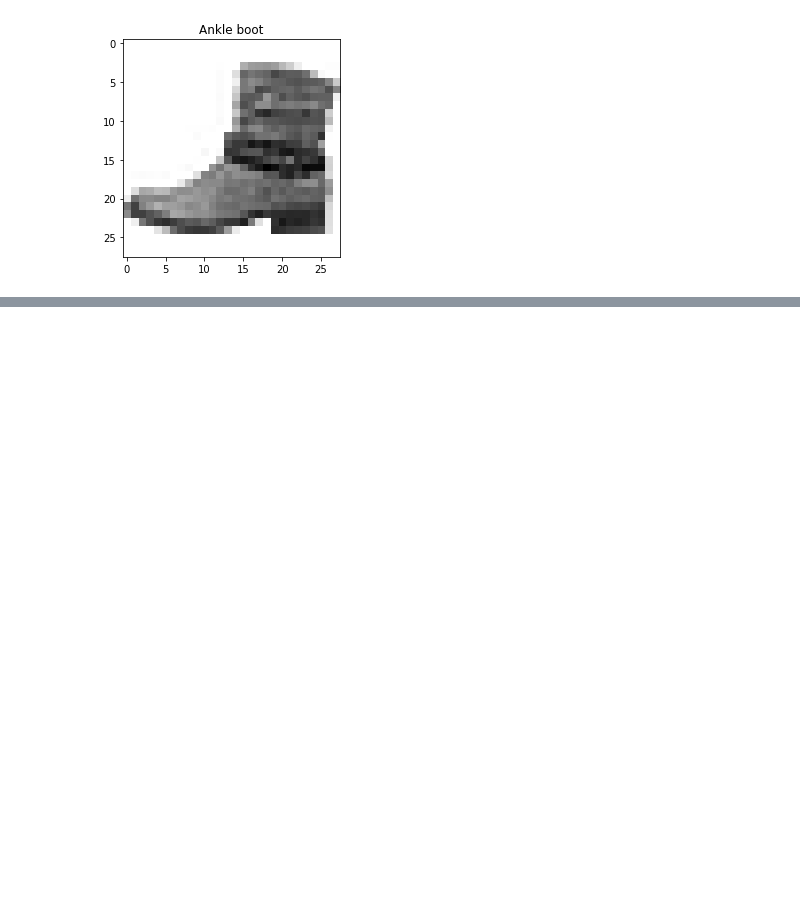
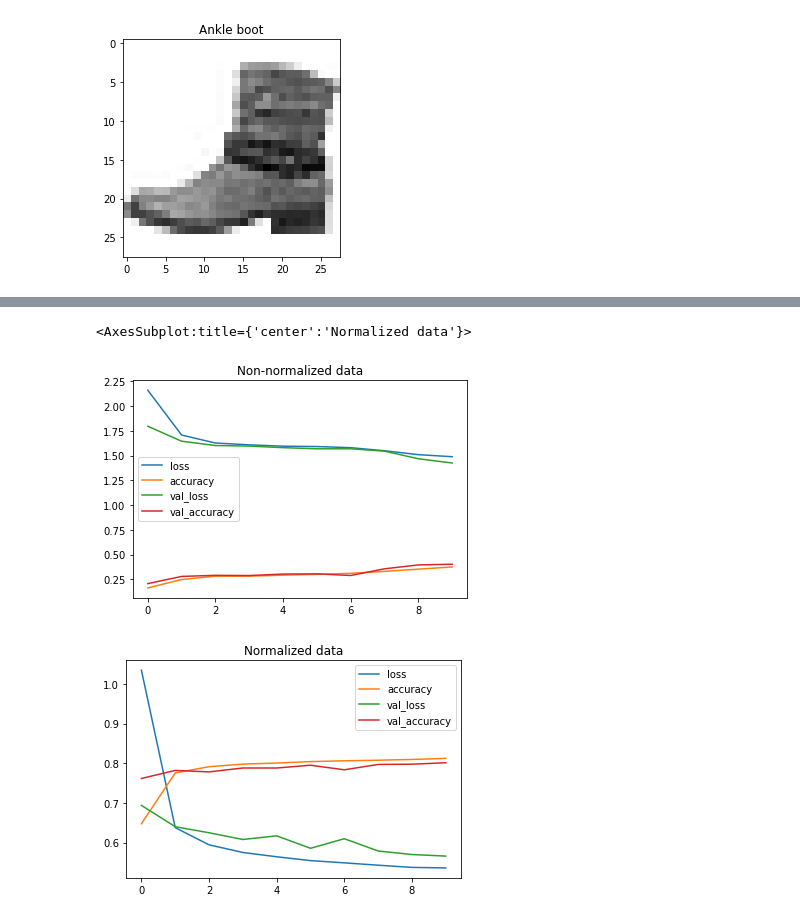
Before and after one commit to Goyalscode/Character-Recognition-Using-DL, a Jupyter notebook: learning_concepts_practice/practice.ipynb, the cells around one changed output, grey strips where cells are left out. Saved outputs shown, nothing was run; the diff lists cells and outputs as text; code cells hidden in the pictures; blank space fills up the shorter version.

Commit message:
learned to build model for multi-class

```diff
--- a/learning_concepts_practice/practice.ipynb
+++ b/learning_concepts_practice/practice.ipynb
@@ -4530,0 +4799,4 @@ for i in range(4):
+# %%
+train_data_normal  = train_data/255.0
+test_data_normal = test_data/255.0
+train_data_normal.min(), train_data_normal.max()
@@ -4530,0 +4805,25 @@ for i in range(4):
+# %%
+# model using normalized data, uing train_data_normal, test_data_normal
+
+tf.random.set_seed(42)
+
+# create model same as above
+model_12 = tf.keras.Sequential([
+    tf.keras.layers.Flatten(input_shape=(28, 28)),     # to get data from 28*28 flatten
+    tf.keras.layers.Dense(4, activation = 'relu'),
+    tf.keras.layers.Dense(4, activation = 'relu'),    # two hidden layers with non-linear activations so that model ca find non-straight line patterns in the data
+    tf.keras.layers.Dense(10, activation ="softmax")   # output layer needs a shape of 10 because we have 10 different classes and activaton of softmax becuase we have multi-class classification
+])
+
+# compile model
+
+model_12.compile(loss=tf.keras.losses.SparseCategoricalCrossentropy(),  # because labels are in integer form
+                 optimizer = tf.keras.optimizers.Adam(),
+                 metrics=["accuracy"])
+
+# fit model
+
+norm_history = model_12.fit(train_data_normal,
+                            train_labels,
+                            epochs = 10,
+                            validation_data=(test_data_normal, test_labels))
@@ -4530,0 +4854,11 @@ for i in range(4):
+# %%
+# comparing loss curves of normalized and non-normalized data
+import pandas as pd
+# plot non-normalized data loss curves
+pd.DataFrame(non_norm_history.history).plot(title="Non-normalized data")
+#plot normalized data loss curves
+pd.DataFrame(norm_history.history).plot(title="Normalized data")
+# %% [output]
+<AxesSubplot:title={'center':'Normalized data'}>
+[figure, added]
+[figure, added]
```
Also changed, not shown: parts of 54 cells of this notebook.
